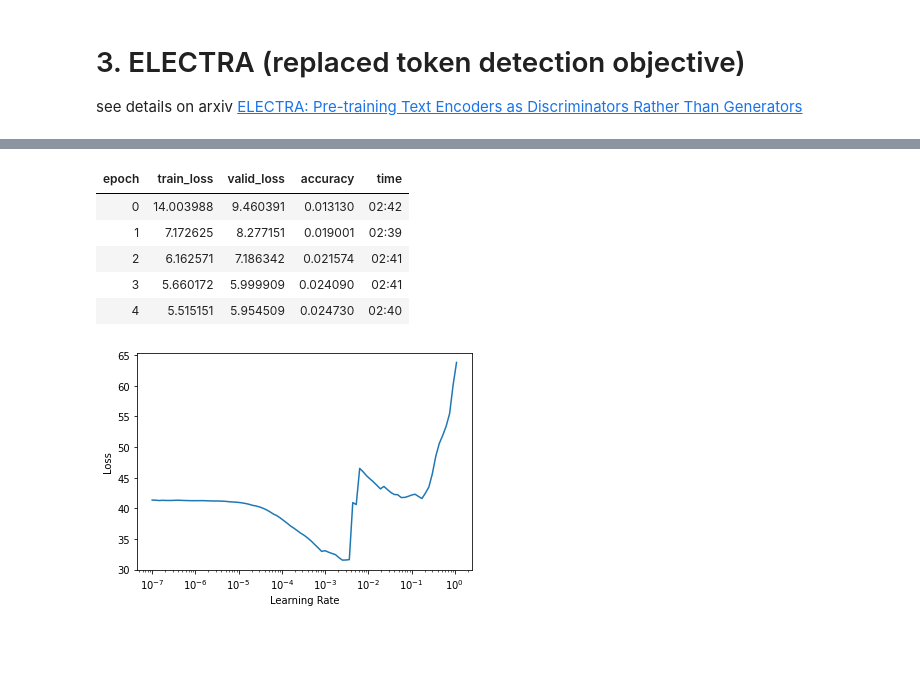
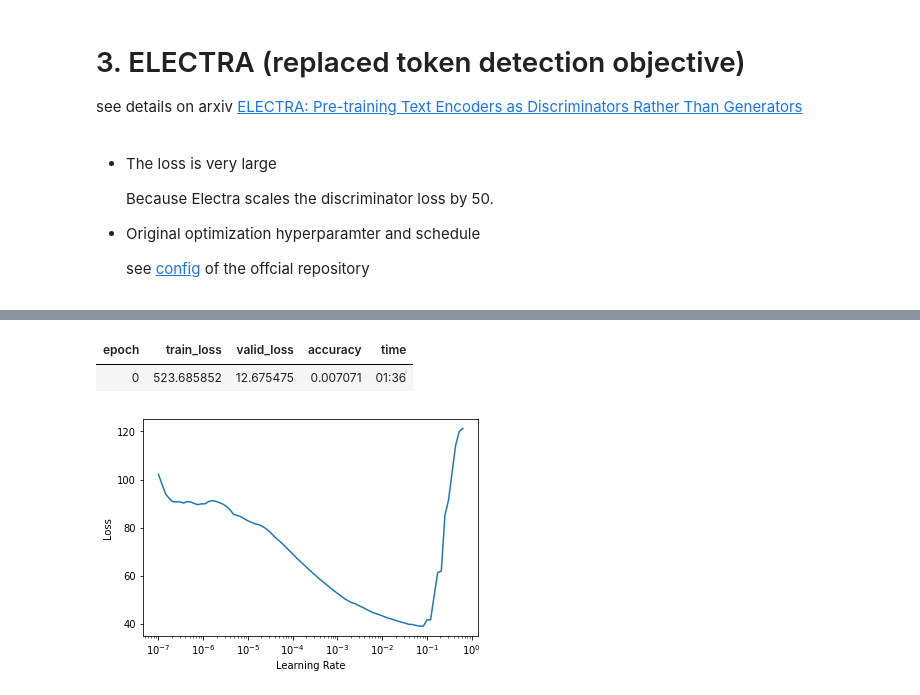
Before and after one commit to richarddwang/electra_pytorch, a Jupyter notebook: MLM_pretraing_with_fastai.ipynb, the cells around one changed output, grey strips where cells are left out. Cells and saved outputs as stored; diff of their text form; code cells hidden in the pictures; blank space fills up the shorter version.

```diff
--- a/MLM_pretraing_with_fastai.ipynb
+++ b/MLM_pretraing_with_fastai.ipynb
@@ -97,7 +130,7 @@ def mask_tokens(inputs, mask_token_index, vocab_size, special_token_indices, mlm
   # The rest of the time (10% of the time) we keep the masked input tokens unchanged
   return inputs, labels
 
-class MaskedLanguageModel(Callback):
+class MaskedLMCallback(Callback):
   @delegates(mask_tokens)
   def __init__(self, mask_tok_id, special_tok_ids, vocab_size, **kwargs):
     self.mask_tokens = partial(mask_tokens,
@@ -188,21 +218,16 @@ HBox(children=(IntProgress(value=0, description='Downloading', max=263273408, st
 # 3. ELECTRA (replaced token detection objective)
 
 see details on arxiv [ELECTRA: Pre-training Text Encoders as Discriminators Rather Than Generators](https://arxiv.org/abs/2003.10555)
-# %%
-class Electra(nn.Module):
-  def __init__(self):
-    super().__init__()
-    self.generator = nn.Sequential(HFModelWrapper(DistilBertModel(DistilBertConfig(
-                                                  vocab_size=hf_tokenizer.vocab_size,
-                                                  n_layers=1,
-                                  )), pad_id=hf_tokenizer.pad_token_id),
-                     nn.Linear(768, hf_tokenizer.vocab_size))
-    self.discriminator = nn.Sequential(HFModelWrapper(DistilBertModel.from_pretrained(pretrained_model_name),hf_tokenizer.pad_token_id),
-                                      nn.Linear(768, 1))
+# %%
+class Electra(nn.Module):
+  def __init__(self, generator, discriminator):
+    super().__init__()
+    self.generator = generator
+    self.discriminator = discriminator
 # %%
-class ElectraCallback(MaskedLanguageModel):
-  run_after=MixedPrecision # ???
-  @delegates(MaskedLanguageModel.__init__)
+class ElectraCallback(MaskedLMCallback):
+  run_after=MixedPrecision
+  @delegates(MaskedLMCallback.__init__)
   def __init__(self, electra_model, mask_tok_id, special_tok_ids, vocab_size, loss_weights=(1.0, 50.0), **kwargs):
     super().__init__(mask_tok_id, special_tok_ids, vocab_size, **kwargs)
     assert len(loss_weights)==2, 'loss_weights should contain element 0 and 1 for weight of generator loss and dicriminator loss respectively.'
@@ -239,35 +264,35 @@ class ElectraCallback(MaskedLanguageModel):
   def begin_batch(self):
     super().begin_batch() # -> self.xb, self.yb = (masked_inputs,),(answers,)
     self.learn.model = self.electra_model.generator
+# %% [markdown]
+* The loss is very large
+
+  Because Electra scales the discriminator loss by 50.
+
+* Original optimization hyperparamter and schedule
+
+  see [config](https://github.com/google-research/electra/blob/79111328070e491b287c307906701ebc61091eb2/configure_pretraining.py#L40) of the offcial repository
 # %%
-electra_model = Electra()
+electra_model = Electra(HFModelWrapper(electra_generator, pad_id=hf_tokenizer.pad_token_id),
+                        HFModelWrapper(electra_discriminator, pad_id=hf_tokenizer.pad_token_id))
+
 electra_cb = ElectraCallback(electra_model,
                              mask_tok_id=hf_tokenizer.mask_token_id,
                              special_tok_ids=hf_tokenizer.all_special_ids,
                              vocab_size=hf_tokenizer.vocab_size)
 learn = Learner(dls, electra_model,
-                loss_func=CrossEntropyLossFlat(),
+                loss_func=LabelSmoothingCrossEntropyFlat(), # will only be applied to generator, the loss function for discriminator is specified in callback
                 metrics=accuracy,
                 opt_func=ranger,
-                cbs=[electra_cb])
+                cbs=[electra_cb]).to_fp16()
 
 # help you find the best learning rate for "one cycle learning rate schedule"
 # # the graph below is the result of learning rate finding
 lr, _ = learn.lr_find()
 
-""" !!Note !!
-The loss is very large because Electra scales the discriminator loss by 50.
-"""
-""" !! Note !!
-to_fp16 give us nan loss, which is something we need to work on.
-"""
-learn.fit_one_cycle(5, lr)
+learn.fit_one_cycle(1, lr)
 # %% [output]
 [interactive output not drawn]
 | epoch | train_loss | valid_loss | accuracy | time |
-| 0 | 14.003988 | 9.460391 | 0.013130 | 02:42 |
-| 1 | 7.172625 | 8.277151 | 0.019001 | 02:39 |
-| 2 | 6.162571 | 7.186342 | 0.021574 | 02:41 |
-| 3 | 5.660172 | 5.999909 | 0.024090 | 02:41 |
-| 4 | 5.515151 | 5.954509 | 0.024730 | 02:40 |
+| 0 | 523.685852 | 12.675475 | 0.007071 | 01:36 |
-[figure, old version]
+[figure, new version]
```
Also changed, not shown: parts of 11 cells of this notebook.
